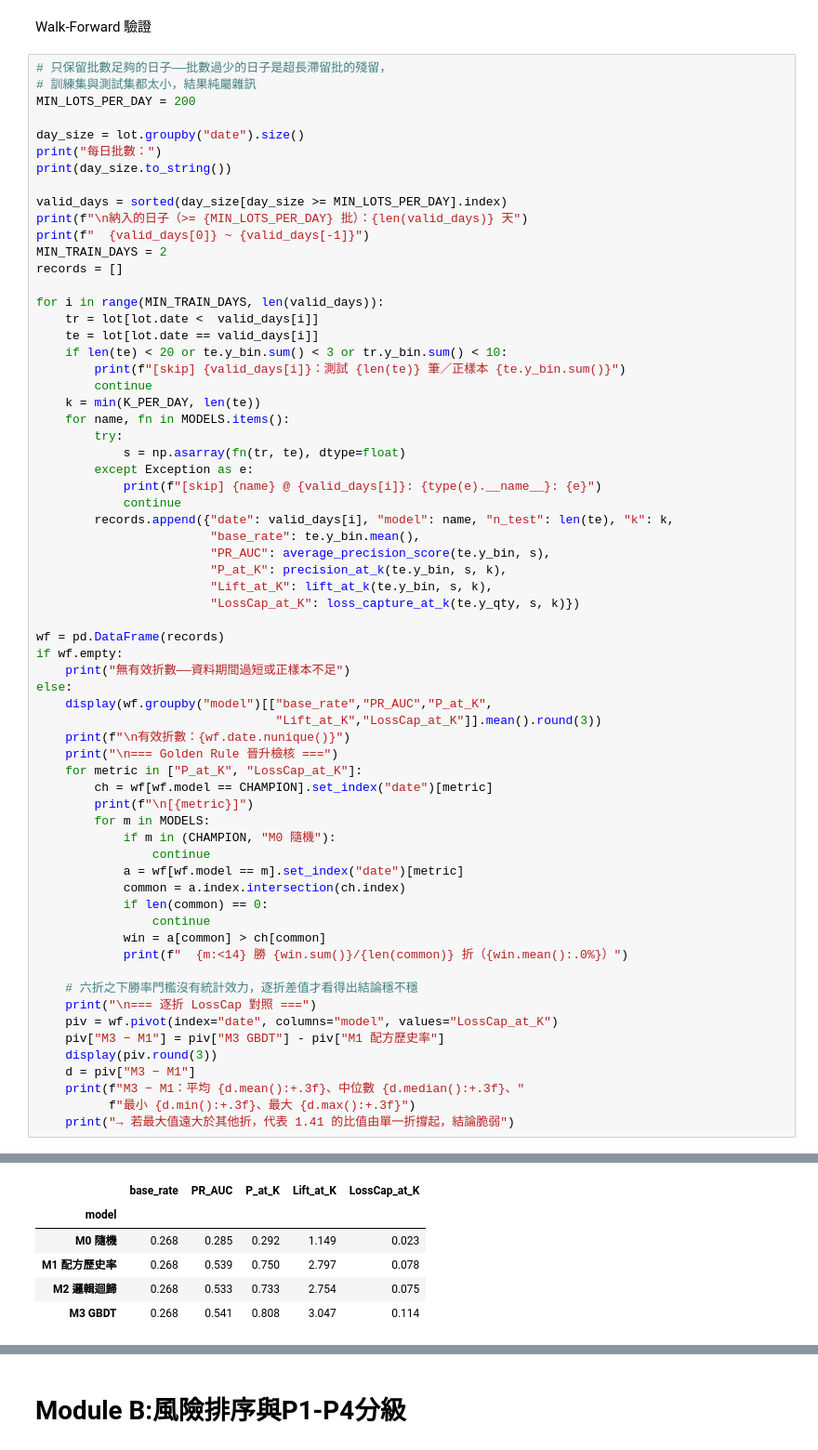
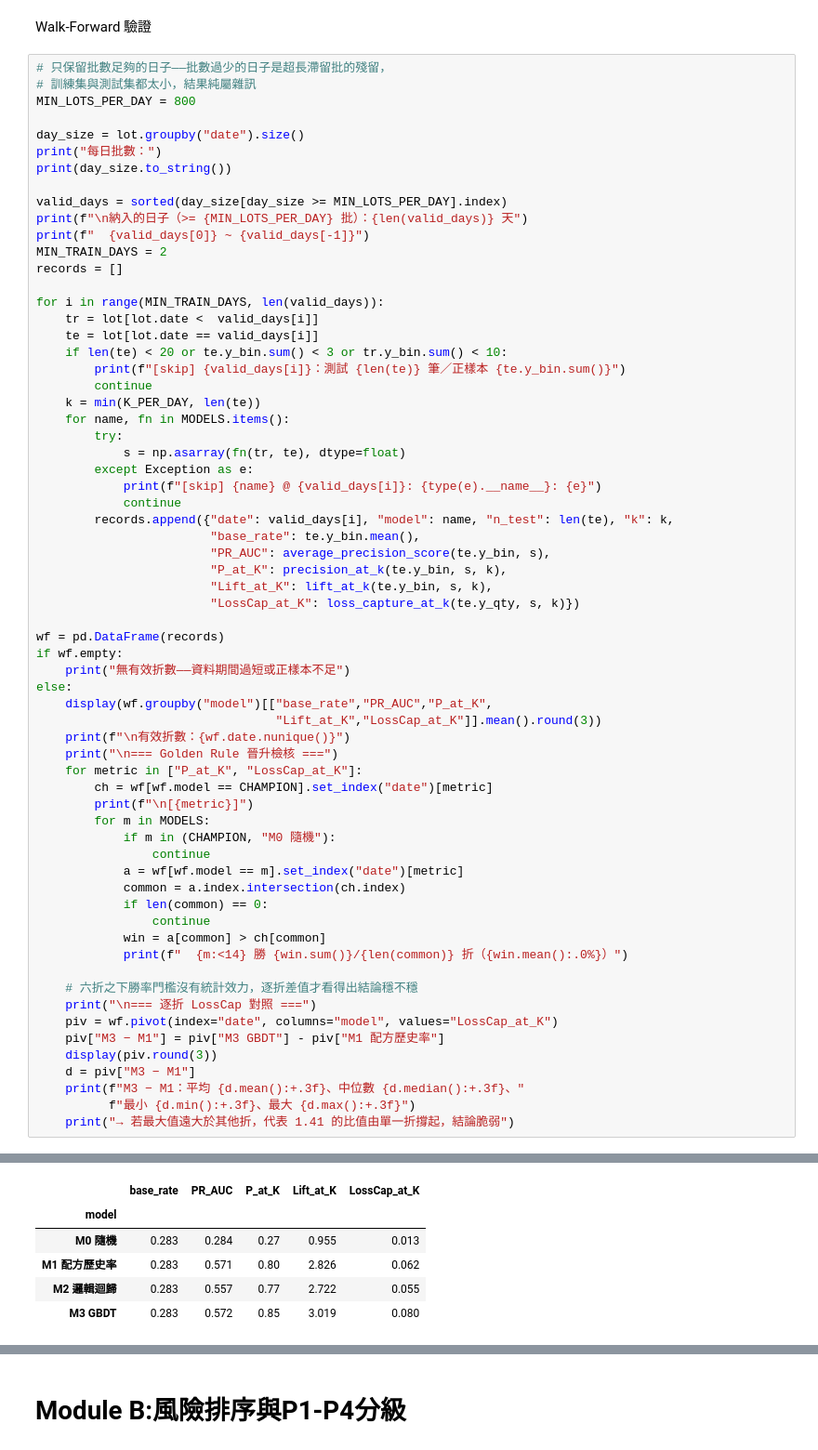
Before and after one commit to aceaceace123/test0806, a Jupyter notebook: PredictiveRiskPrior.ipynb, the cells around one changed output, grey strips where cells are left out. Shown at 93% size. Cells and saved outputs as stored; diff of their text form.

```diff
--- a/PredictiveRiskPrior.ipynb
+++ b/PredictiveRiskPrior.ipynb
@@ -335,7 +335,7 @@ Walk-Forward 驗證
 # %%
 # 只保留批數足夠的日子——批數過少的日子是超長滯留批的殘留，
 # 訓練集與測試集都太小，結果純屬雜訊
-MIN_LOTS_PER_DAY = 200
+MIN_LOTS_PER_DAY = 800
 
 day_size = lot.groupby("date").size()
 print("每日批數：")
@@ -418,6 +418,6 @@ date
 |  | base_rate | PR_AUC | P_at_K | Lift_at_K | LossCap_at_K |
 | model |  |  |  |  |  |
-| M0 隨機 | 0.268 | 0.285 | 0.292 | 1.149 | 0.023 |
-| M1 配方歷史率 | 0.268 | 0.539 | 0.750 | 2.797 | 0.078 |
-| M2 邏輯迴歸 | 0.268 | 0.533 | 0.733 | 2.754 | 0.075 |
-| M3 GBDT | 0.268 | 0.541 | 0.808 | 3.047 | 0.114 |
+| M0 隨機 | 0.283 | 0.284 | 0.27 | 0.955 | 0.013 |
+| M1 配方歷史率 | 0.283 | 0.571 | 0.80 | 2.826 | 0.062 |
+| M2 邏輯迴歸 | 0.283 | 0.557 | 0.77 | 2.722 | 0.055 |
+| M3 GBDT | 0.283 | 0.572 | 0.85 | 3.019 | 0.080 |
```
Also changed, not shown: parts of 6 cells of this notebook.
